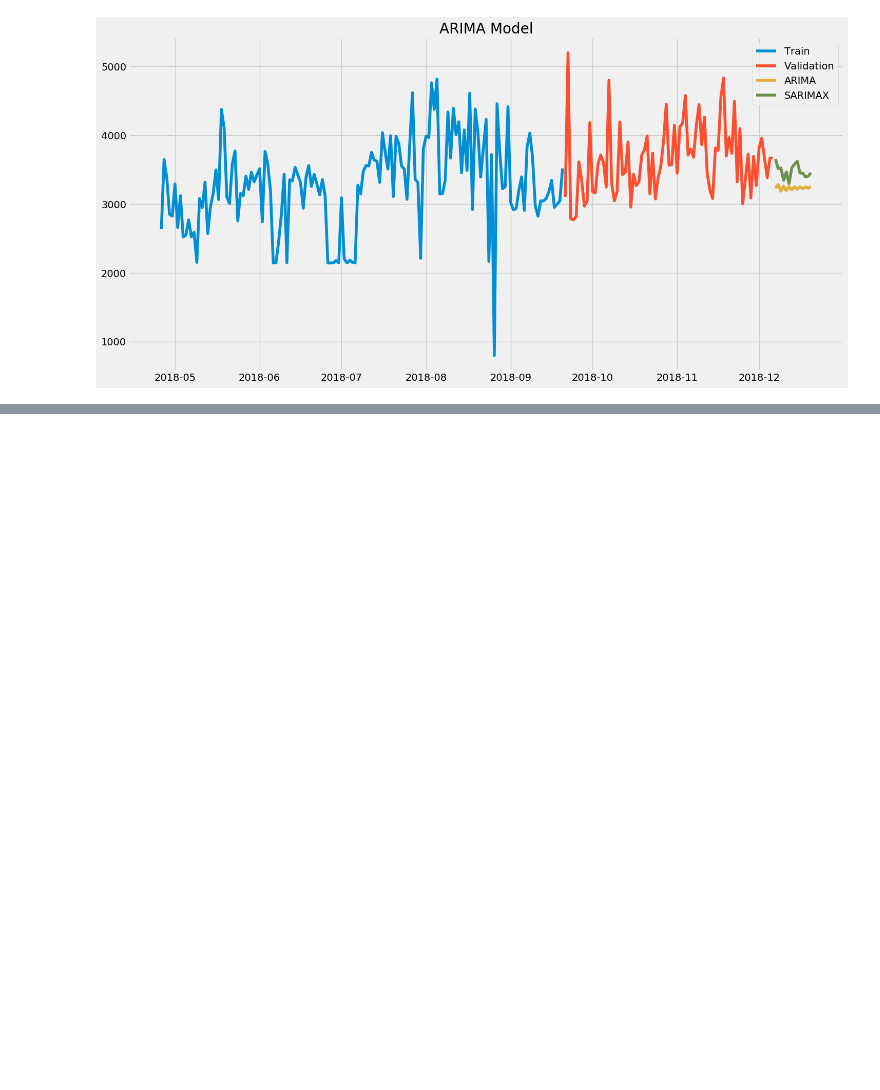
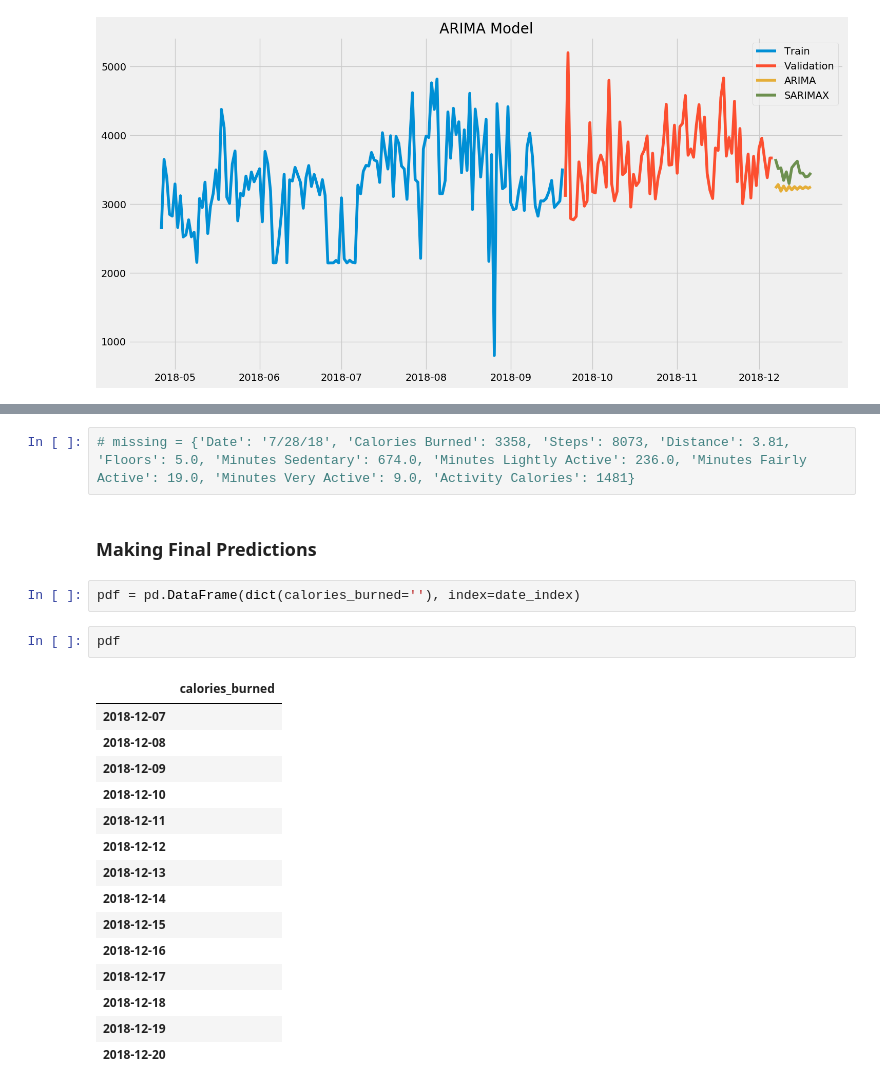
Before and after one commit to jesseanddd/fitbit, a Jupyter notebook: jesse_fitbit.ipynb, the cells around one changed output, grey strips where cells are left out. Saved outputs shown, nothing was run; the diff lists cells and outputs as text; blank space fills up the shorter version.

```diff
--- a/jesse_fitbit.ipynb
+++ b/jesse_fitbit.ipynb
@@ -999,0 +1002,24 @@ Text(0.5, 1.0, 'ARIMA Model')
+# %%
+# missing = {'Date': '7/28/18', 'Calories Burned': 3358, 'Steps': 8073, 'Distance': 3.81, 'Floors': 5.0, 'Minutes Sedentary': 674.0, 'Minutes Lightly Active': 236.0, 'Minutes Fairly Active': 19.0, 'Minutes Very Active': 9.0, 'Activity Calories': 1481}
+# %% [markdown]
+### Making Final Predictions
+# %%
+pdf = pd.DataFrame(dict(calories_burned=''), index=date_index)
+# %%
+pdf
+# %% [output]
+|  | calories_burned |
+| 2018-12-07 |  |
+| 2018-12-08 |  |
+| 2018-12-09 |  |
+| 2018-12-10 |  |
+| 2018-12-11 |  |
+| 2018-12-12 |  |
+| 2018-12-13 |  |
+| 2018-12-14 |  |
+| 2018-12-15 |  |
+| 2018-12-16 |  |
+| 2018-12-17 |  |
+| 2018-12-18 |  |
+| 2018-12-19 |  |
+| 2018-12-20 |  |
```
Also changed, not shown: parts of 19 cells of this notebook.
